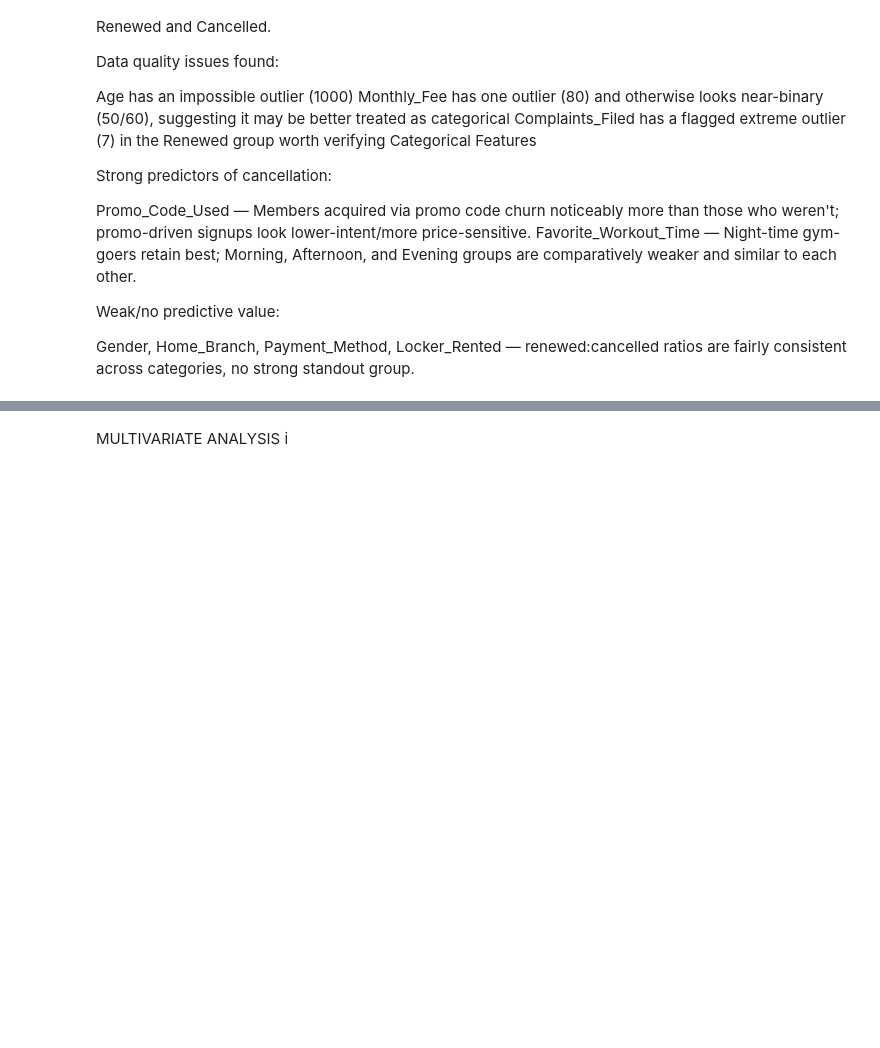
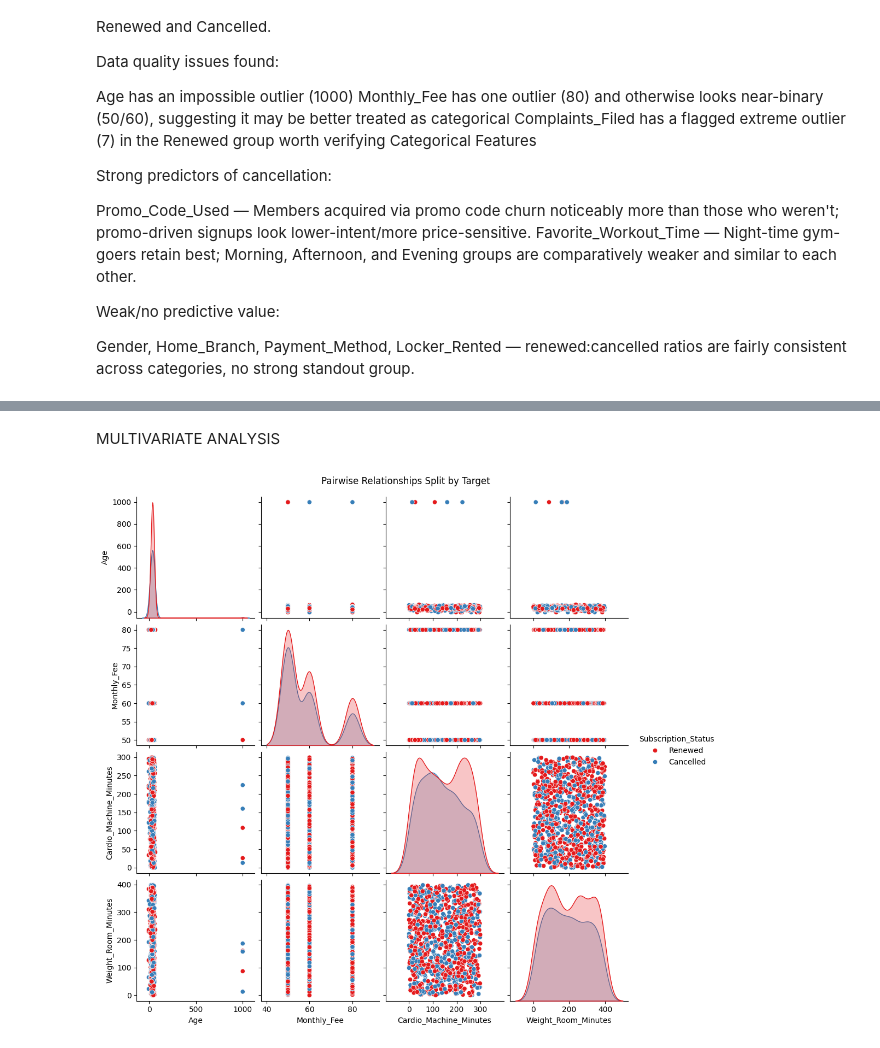
Before and after one commit to Tietaar/Gym-Churn-Project, a Jupyter notebook: notebook.ipynb, the cells around one changed output, grey strips where cells are left out. Drawn from its saved outputs; the diff is of its cells as text; code cells hidden in the pictures; blank space fills up the shorter version.

```diff
--- a/notebook.ipynb
+++ b/notebook.ipynb
@@ -489,2 +611,23 @@ Gender, Home_Branch, Payment_Method, Locker_Rented — renewed:cancelled ratios
 # %% [markdown]
-MULTIVARIATE ANALYSIS i
+MULTIVARIATE ANALYSIS
+# %%
+import matplotlib.pyplot as plt
+import seaborn as sns
+
+# Select key numerical features plus your target column
+num_features = [
+    "Age",
+    "Monthly_Fee",
+    "Cardio_Machine_Minutes",
+    "Weight_Room_Minutes",
+    "Subscription_Status",
+]
+
+# Plot pairgrid color-coded by your target variable
+sns.pairplot(
+    df[num_features], hue="Subscription_Status", palette="Set1", diag_kind="kde"
+)
+plt.suptitle("Pairwise Relationships Split by Target", y=1.02)
+plt.show()
+# %% [output]
+[figure, added]
```
Also changed, not shown: parts of 13 cells of this notebook.
